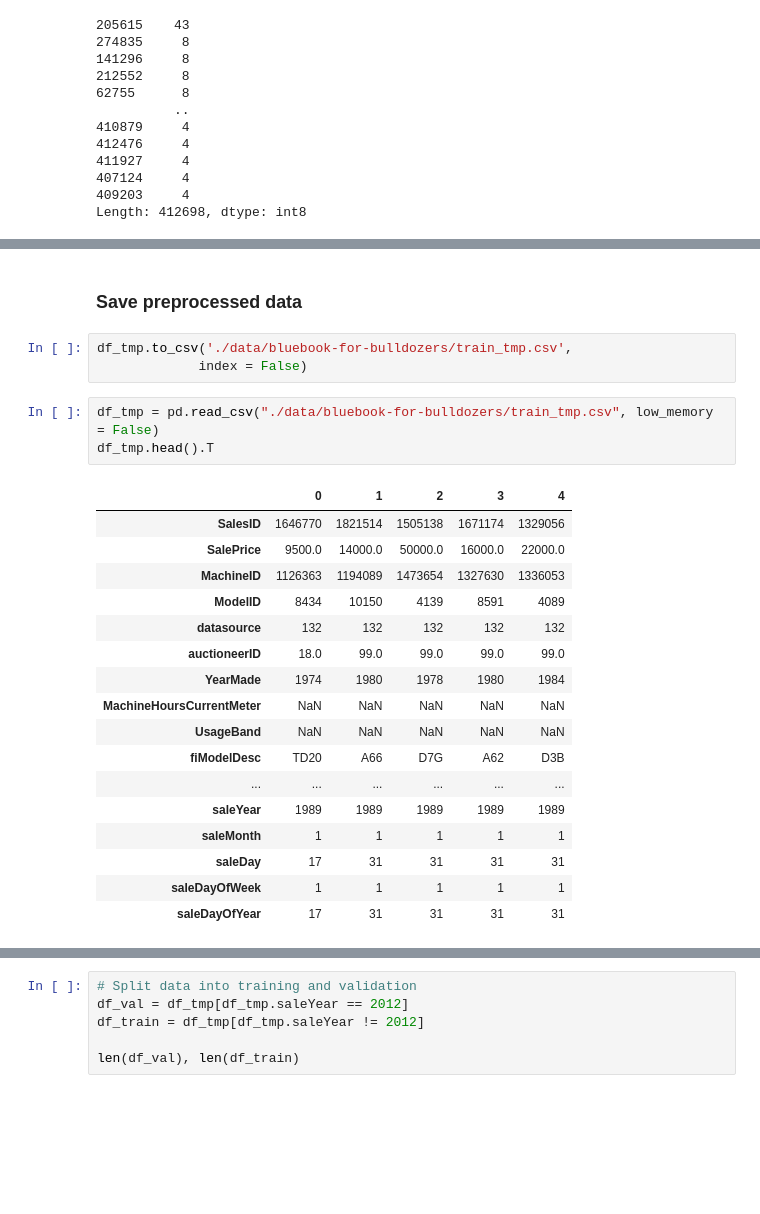
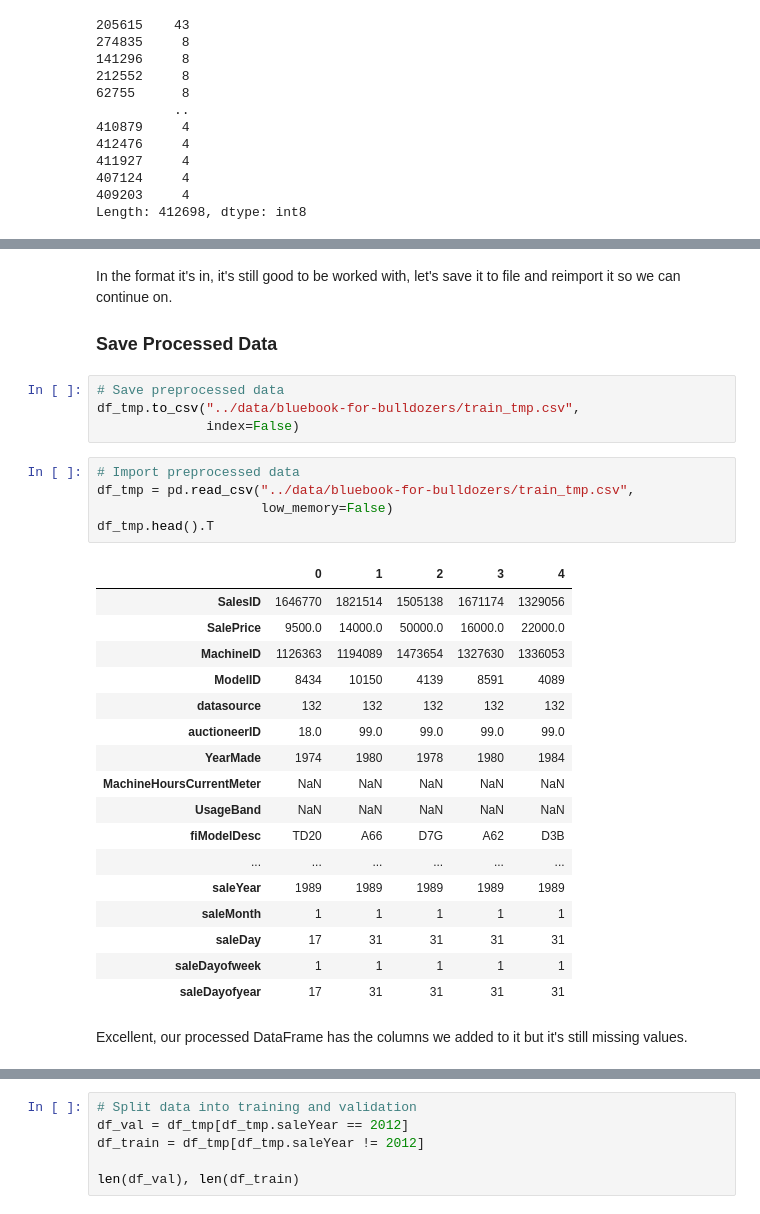
Before and after one commit to NithiinR/Bulldozer-price-prediction, a Jupyter notebook: bulldozer-price-regression.ipynb, the cells around one changed output, grey strips where cells are left out. Cells and saved outputs as stored; diff of their text form; blank space fills up the shorter version.

```diff
--- a/bulldozer-price-regression.ipynb
+++ b/bulldozer-price-regression.ipynb
@@ -346,27 +503,34 @@ saleDayOfYear               0.000000
 dtype: float64
-# %% [markdown]
-### Save preprocessed data
+# %% [markdown]
+In the format it's in, it's still good to be worked with, let's save it to file and reimport it so we can continue on.
+
+### Save Processed Data
 # %%
-df_tmp.to_csv('./data/bluebook-for-bulldozers/train_tmp.csv',
-             index = False)
+# Save preprocessed data
+df_tmp.to_csv("../data/bluebook-for-bulldozers/train_tmp.csv",
+              index=False)
 # %%
-df_tmp = pd.read_csv("./data/bluebook-for-bulldozers/train_tmp.csv", low_memory = False)
+# Import preprocessed data
+df_tmp = pd.read_csv("../data/bluebook-for-bulldozers/train_tmp.csv",
+                     low_memory=False)
 df_tmp.head().T
 # %% [output]
 |  | 0 | 1 | 2 | 3 | 4 |
 | SalesID | 1646770 | 1821514 | 1505138 | 1671174 | 1329056 |
 | SalePrice | 9500.0 | 14000.0 | 50000.0 | 16000.0 | 22000.0 |
 | MachineID | 1126363 | 1194089 | 1473654 | 1327630 | 1336053 |
 | ModelID | 8434 | 10150 | 4139 | 8591 | 4089 |
 | datasource | 132 | 132 | 132 | 132 | 132 |
 | auctioneerID | 18.0 | 99.0 | 99.0 | 99.0 | 99.0 |
 | YearMade | 1974 | 1980 | 1978 | 1980 | 1984 |
 | MachineHoursCurrentMeter | NaN | NaN | NaN | NaN | NaN |
 | UsageBand | NaN | NaN | NaN | NaN | NaN |
 | fiModelDesc | TD20 | A66 | D7G | A62 | D3B |
 | ... | ... | ... | ... | ... | ... |
 | saleYear | 1989 | 1989 | 1989 | 1989 | 1989 |
 | saleMonth | 1 | 1 | 1 | 1 | 1 |
 | saleDay | 17 | 31 | 31 | 31 | 31 |
-| saleDayOfWeek | 1 | 1 | 1 | 1 | 1 |
-| saleDayOfYear | 17 | 31 | 31 | 31 | 31 |
+| saleDayofweek | 1 | 1 | 1 | 1 | 1 |
+| saleDayofyear | 17 | 31 | 31 | 31 | 31 |
+# %% [markdown]
+Excellent, our processed DataFrame has the columns we added to it but it's still missing values.
```
Also changed, not shown: parts of 137 cells of this notebook.
